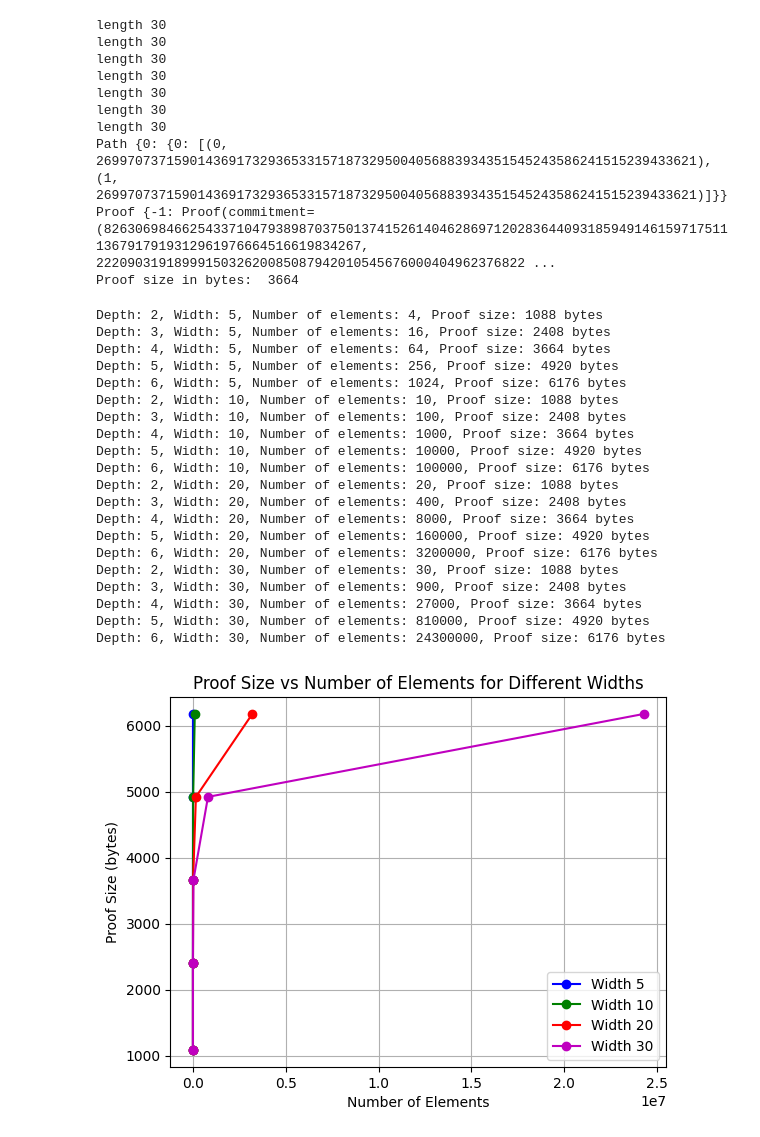
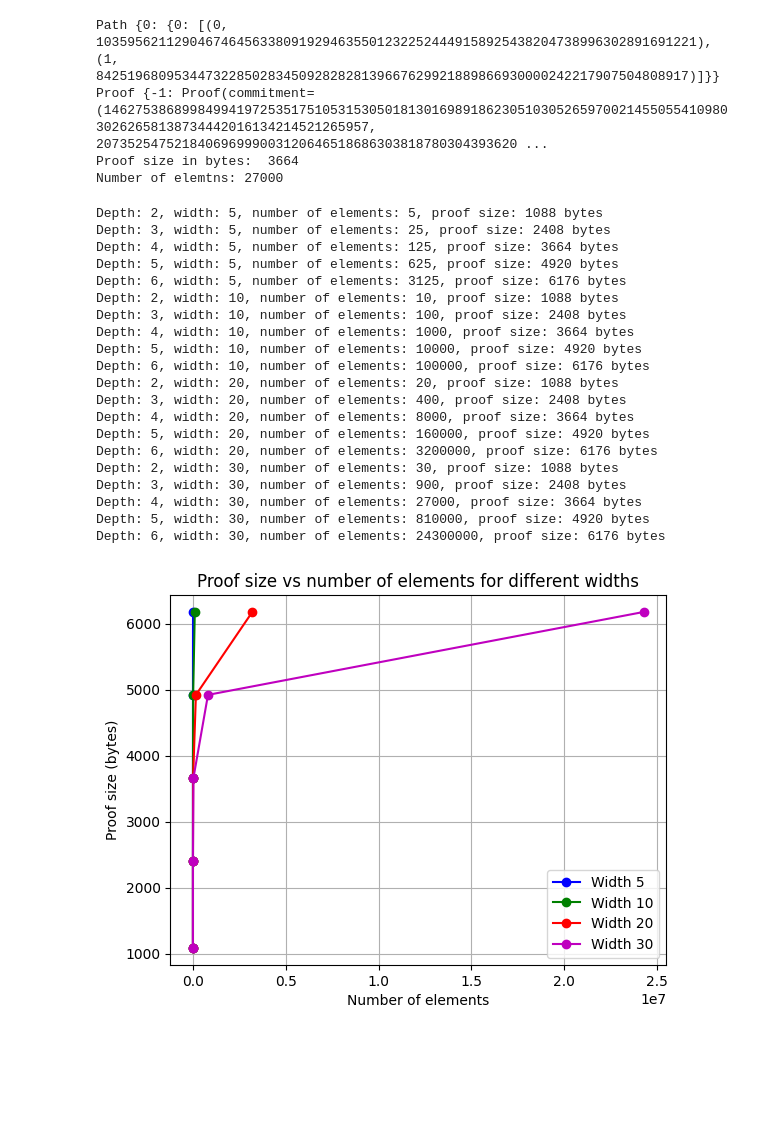
Before and after one commit to galgantar/verkle-tree, a Jupyter notebook: analysis.ipynb, the cells around one changed output. Saved outputs shown, nothing was run; the diff lists cells and outputs as text; code cells hidden in the pictures; blank space fills up the shorter version.

```diff
--- a/analysis.ipynb
+++ b/analysis.ipynb
@@ -93,7 +98,10 @@ def build_tree(depth, width, kzg_prover):
 
     t1 = build_tree(depth - 1, width, kzg_prover)
     t2 = build_tree(depth - 1, width, kzg_prover)
-    l = [t1 for _ in range(width // 2)] + [t2 for _ in range(width // 2)]
+    l = [t1 for _ in range(floor(width / 2))] + [t2 for _ in range(ceil(width / 2))]
+    # Values in the list should be different - polynomial should not be constant -
+    # we shuffle values at each level instead of allocating random values
+    # for memory efficiency
     random.shuffle(l)
     a = VerkleTreeNode(curve_order, l, kzg_prover)
     return a
@@ -122,66 +130,62 @@ print("Proof", proof)
 print("Proof size in bytes: ", asizeof.asizeof(proof))
 print("Number of elemtns:", len(root))
 # %% [output]
-length 30
-length 30
-length 30
-length 30
-length 30
-length 30
-length 30
-Path {0: {0: [(0, 26997073715901436917329365331571873295004056883934351545243586241515239433621), (1, 26997073715901436917329365331571873295004056883934351545243586241515239433621)]}}
-Proof {-1: Proof(commitment=(826306984662543371047938987037501374152614046286971202836440931859491461597175111367917919312961976664516619834267, 2220903191899915032620085087942010545676000404962376822 ...
+Path {0: {0: [(0, 10359562112904674645633809192946355012322524449158925438204738996302891691221), (1, 8425196809534473228502834509282828139667629921889866930000242217907504808917)]}}
+Proof {-1: Proof(commitment=(1462753868998499419725351751053153050181301698918623051030526597002145505541098030262658138734442016134214521265957, 207352547521840696999003120646518686303818780304393620 ...
 Proof size in bytes:  3664
+Number of elemtns: 27000
 # %%
-import matplotlib.pyplot as plt
-
 depths = range(2, 7)
 widths = [5, 10, 20, 30]
 colors = ["b", "g", "r", "m", "y", "k"]
 
 for i, width in enumerate(widths):
     proof_sizes = []
     num_elements = []
     for d in depths:
         SRS_degree = width
         kzg_trusted_entity = TrustedEntity(GF, curve_order, SRS_degree)
         kzg_prover = KZGProver(GF, curve_order, SRS_degree, kzg_trusted_entity.SRS_1, kzg_trusted_entity.SRS_2)
 
         root = build_tree(d, width, kzg_prover)
         path = build_path(root)
         proof = root.generate_proof(path)
         proof_size = asizeof.asizeof(proof)
         proof_sizes.append(proof_size)
         num_elements.append(len(root))
-        print(f"Depth: {d}, Width: {width}, Number of elements: {len(root)}, Proof size: {proof_size} bytes")
+        print(f"Depth: {d}, width: {width}, number of elements: {len(root)}, proof size: {proof_size} bytes")
 
     plt.plot(num_elements, proof_sizes, marker='o', color=colors[i % len(colors)], label=f'Width {width}')
 
-plt.xlabel('Number of Elements')
-plt.ylabel('Proof Size (bytes)')
-plt.title('Proof Size vs Number of Elements for Different Widths')
+plt.xlabel('Number of elements')
+plt.ylabel('Proof size (bytes)')
+plt.title('Proof size vs number of elements for different widths')
 plt.legend()
 plt.grid(True)
+
+output_path = os.path.join("figures", "proof_size_plot.pdf")
+plt.savefig(output_path, format="pdf")
+
 plt.show()
 # %% [output]
-Depth: 2, Width: 5, Number of elements: 4, Proof size: 1088 bytes
-Depth: 3, Width: 5, Number of elements: 16, Proof size: 2408 bytes
-Depth: 4, Width: 5, Number of elements: 64, Proof size: 3664 bytes
-Depth: 5, Width: 5, Number of elements: 256, Proof size: 4920 bytes
-Depth: 6, Width: 5, Number of elements: 1024, Proof size: 6176 bytes
-Depth: 2, Width: 10, Number of elements: 10, Proof size: 1088 bytes
-Depth: 3, Width: 10, Number of elements: 100, Proof size: 2408 bytes
-Depth: 4, Width: 10, Number of elements: 1000, Proof size: 3664 bytes
-Depth: 5, Width: 10, Number of elements: 10000, Proof size: 4920 bytes
-Depth: 6, Width: 10, Number of elements: 100000, Proof size: 6176 bytes
-Depth: 2, Width: 20, Number of elements: 20, Proof size: 1088 bytes
-Depth: 3, Width: 20, Number of elements: 400, Proof size: 2408 bytes
-Depth: 4, Width: 20, Number of elements: 8000, Proof size: 3664 bytes
-Depth: 5, Width: 20, Number of elements: 160000, Proof size: 4920 bytes
-Depth: 6, Width: 20, Number of elements: 3200000, Proof size: 6176 bytes
-Depth: 2, Width: 30, Number of elements: 30, Proof size: 1088 bytes
-Depth: 3, Width: 30, Number of elements: 900, Proof size: 2408 bytes
-Depth: 4, Width: 30, Number of elements: 27000, Proof size: 3664 bytes
-Depth: 5, Width: 30, Number of elements: 810000, Proof size: 4920 bytes
-Depth: 6, Width: 30, Number of elements: 24300000, Proof size: 6176 bytes
+Depth: 2, width: 5, number of elements: 5, proof size: 1088 bytes
+Depth: 3, width: 5, number of elements: 25, proof size: 2408 bytes
+Depth: 4, width: 5, number of elements: 125, proof size: 3664 bytes
+Depth: 5, width: 5, number of elements: 625, proof size: 4920 bytes
+Depth: 6, width: 5, number of elements: 3125, proof size: 6176 bytes
+Depth: 2, width: 10, number of elements: 10, proof size: 1088 bytes
+Depth: 3, width: 10, number of elements: 100, proof size: 2408 bytes
+Depth: 4, width: 10, number of elements: 1000, proof size: 3664 bytes
+Depth: 5, width: 10, number of elements: 10000, proof size: 4920 bytes
+Depth: 6, width: 10, number of elements: 100000, proof size: 6176 bytes
+Depth: 2, width: 20, number of elements: 20, proof size: 1088 bytes
+Depth: 3, width: 20, number of elements: 400, proof size: 2408 bytes
+Depth: 4, width: 20, number of elements: 8000, proof size: 3664 bytes
+Depth: 5, width: 20, number of elements: 160000, proof size: 4920 bytes
+Depth: 6, width: 20, number of elements: 3200000, proof size: 6176 bytes
+Depth: 2, width: 30, number of elements: 30, proof size: 1088 bytes
+Depth: 3, width: 30, number of elements: 900, proof size: 2408 bytes
+Depth: 4, width: 30, number of elements: 27000, proof size: 3664 bytes
+Depth: 5, width: 30, number of elements: 810000, proof size: 4920 bytes
+Depth: 6, width: 30, number of elements: 24300000, proof size: 6176 bytes
-[figure, old version]
+[figure, new version]
```
Also changed, not shown: parts of 8 cells of this notebook, 4 other files.
